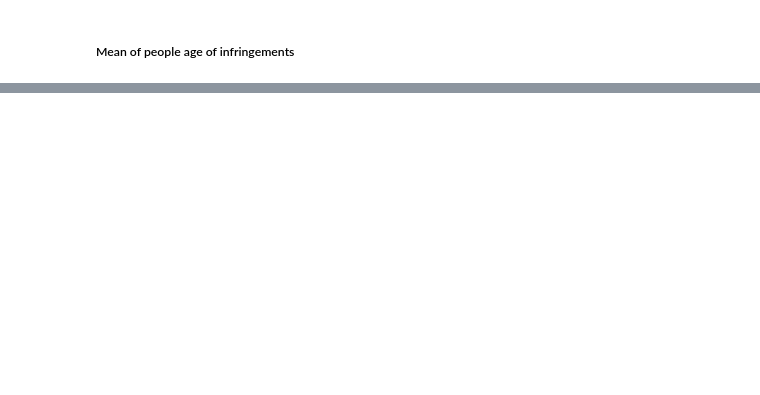
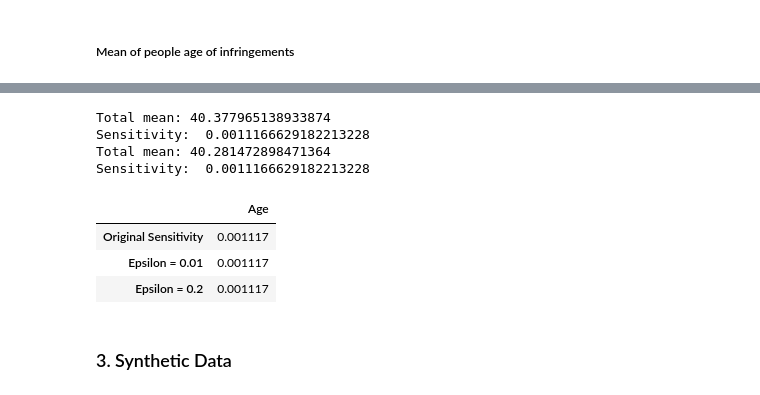
Before and after one commit to patii01/SP-Project, a Jupyter notebook: Assignment 2/SP_Assignment2.ipynb, the cells around one changed output, grey strips where cells are left out. Saved outputs shown, nothing was run; the diff lists cells and outputs as text; code cells hidden in the pictures; blank space fills up the shorter version.

```diff
--- a/Assignment 2/SP_Assignment2.ipynb
+++ b/Assignment 2/SP_Assignment2.ipynb
@@ -255,0 +225,21 @@ print(original_count, dp_count, percentage_error(original_count, dp_count))
+# %%
+dp_age_001 = add_laplace_noise(analyse, s_age, 0.01)
+s_age_001 = sensitivity_age(dp_age_001)
+res_age.loc["Epsilon = 0.01"] = s_age_001
+
+dp_age_02 = add_laplace_noise(analyse, s_age, 0.2)
+s_age_02 = sensitivity_age(dp_age_02)
+res_age.loc["Epsilon = 0.2"] = s_age_02
+
+display(res_age)
+# %% [output]
+Total mean: 40.377965138933874
+Sensitivity:  0.0011166629182213228
+Total mean: 40.281472898471364
+Sensitivity:  0.0011166629182213228
+|  | Age |
+| Original Sensitivity | 0.001117 |
+| Epsilon = 0.01 | 0.001117 |
+| Epsilon = 0.2 | 0.001117 |
+# %% [markdown]
+### 3. Synthetic Data
```
Also changed, not shown: parts of 9 cells of this notebook.
